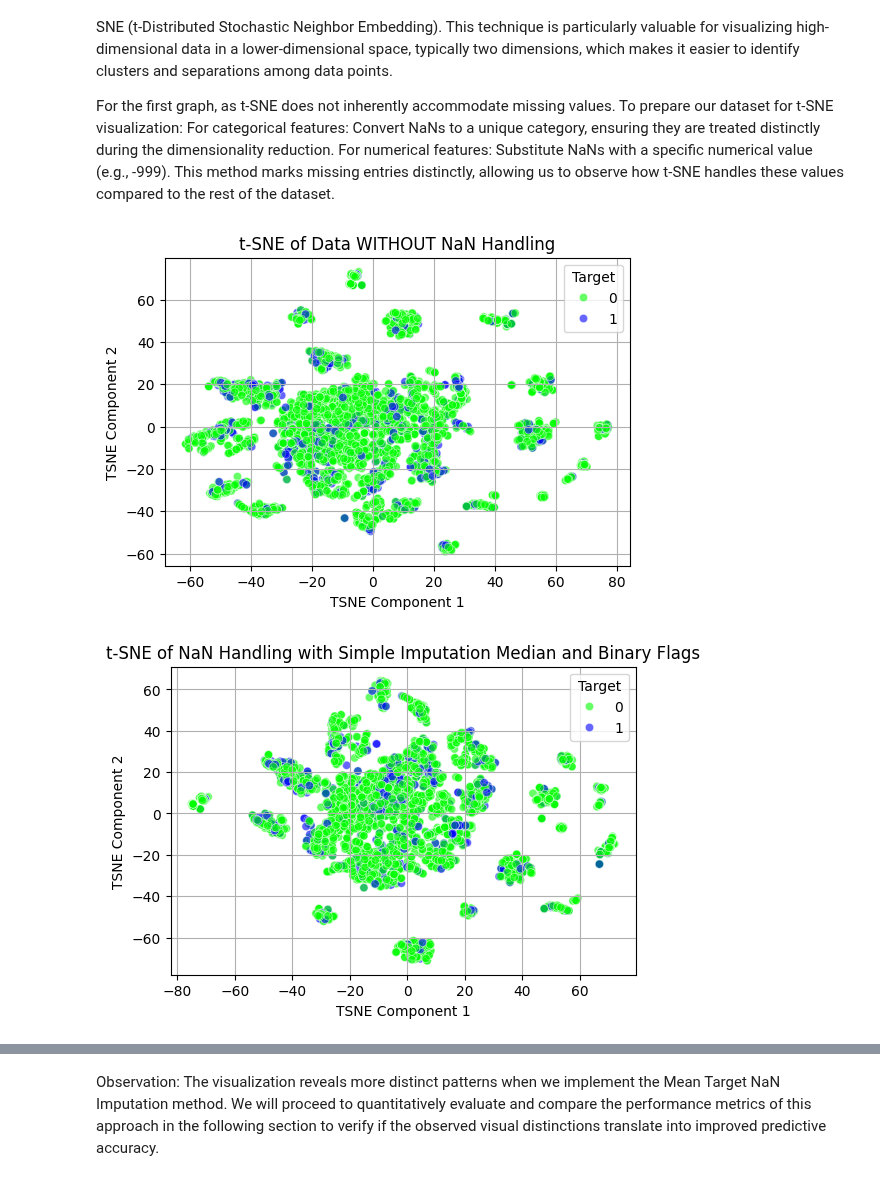
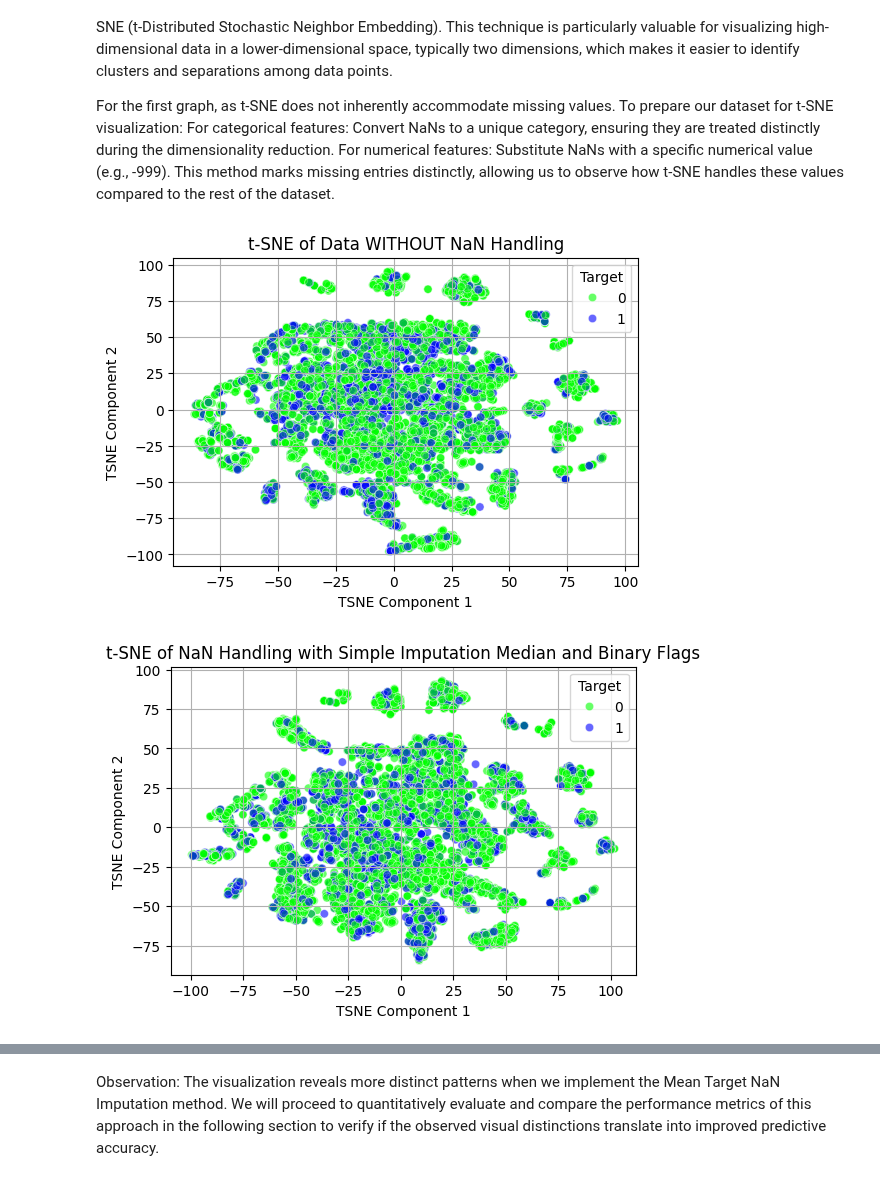
Before and after one commit to DataScienceAndEngineering/machine-learning-dse-i210-final-project-credit-risk, a Jupyter notebook: reports/final_report.ipynb, the cells around one changed output, grey strips where cells are left out. Drawn from its saved outputs; the diff is of its cells as text; code cells hidden in the pictures.

```diff
--- a/reports/final_report.ipynb
+++ b/reports/final_report.ipynb
@@ -165,13 +165,14 @@ import utils.merge_tools as merge_tools
 data_dir = '../data/processed/grouped/new_aggs/'
 base_file = '../data/raw/csv_files/train/train_base.csv'
 
-n_cases = 15000
+n_cases = 20000
 
 # Merging all data tables to base table
 train_set, test_set = merge_tools.merge_n_case_ids(
-    n_ids=n_cases,
+    n_ids=n_cases,  # Total cases
     data_dir=data_dir,
     path_to_base=base_file,
+    target_weight=10,   # Weight for minority class subsampling
     test_size=0.2,
     random_state=28
 )
@@ -696,15 +697,15 @@ def preprocess_and_tsne_with_nan_handling(X, y, title):
     plt.grid(True)
     plt.show()
 # %%
-preprocess_and_tsne_with_nan_handling(X_valid, y_valid, 't-SNE of Data WITHOUT NaN Handling')
+preprocess_and_tsne_with_nan_handling(X_train, y_train, 't-SNE of Data WITHOUT NaN Handling')
 # %% [output]
-[figure, old version]
+[figure, new version]
 # %%
 # preprocess_and_tsne_with_nan_handling(X_valid_knn_imputed_5, y_valid, 't-SNE of NaN Handling with KNN (5) ')
 # %%
 # preprocess_and_tsne_with_nan_handling(X_valid_knn_imputed_10, y_valid, 't-SNE of NaN Handling with KNN (10) ')
 # %%
-preprocess_and_tsne_with_nan_handling(X_valid_imputed, y_valid, 't-SNE of NaN Handling with Simple Imputation Median and Binary Flags')
+preprocess_and_tsne_with_nan_handling(X_train_imputed, y_train, 't-SNE of NaN Handling with Simple Imputation Median and Binary Flags')
 # %% [output]
-[figure, old version]
+[figure, new version]
 # %%
```
Also changed, not shown: parts of 18 cells of this notebook, 1 other file.
